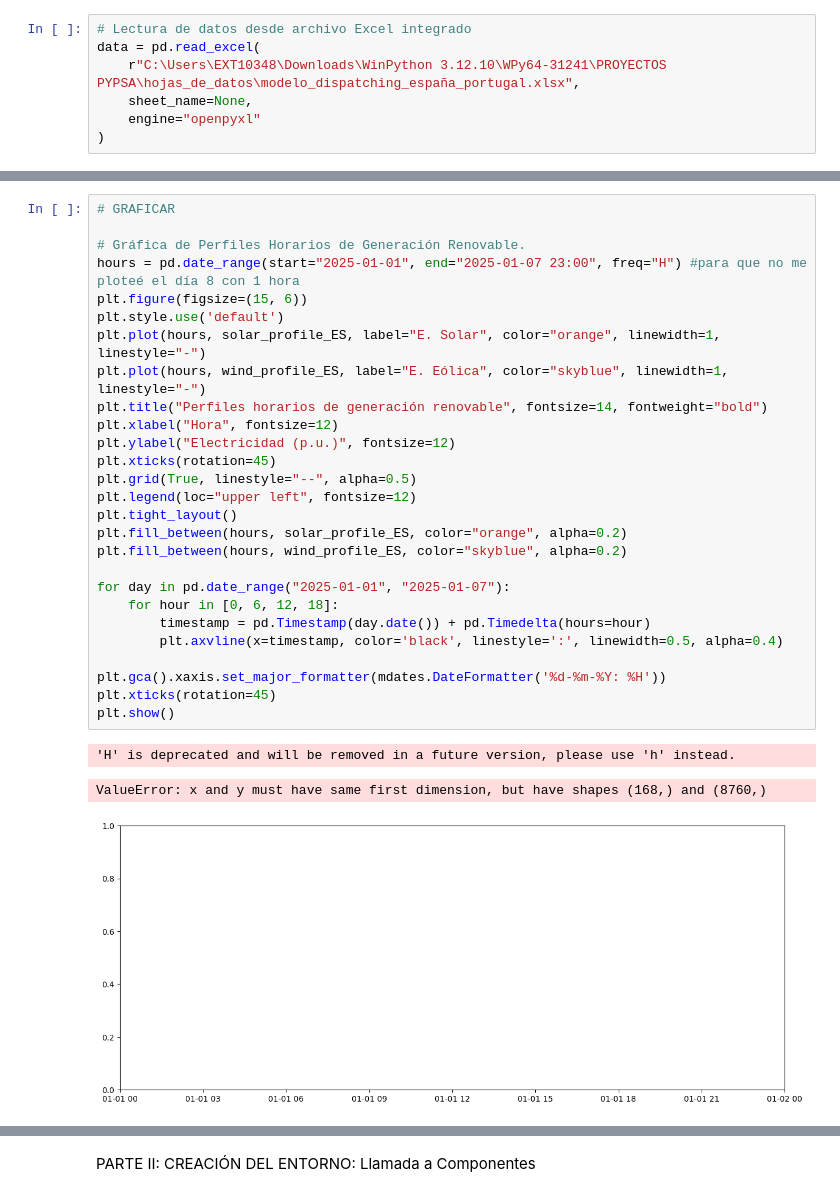
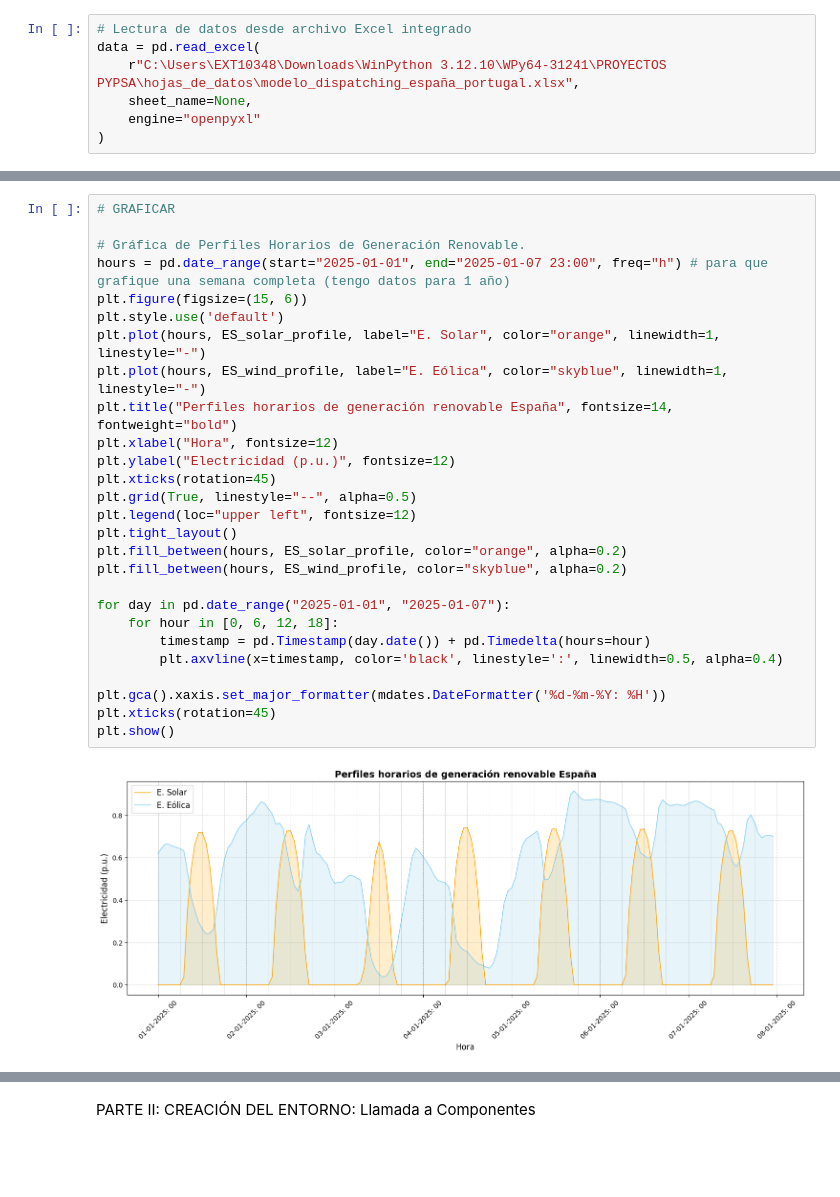
Before and after one commit to anabatres28-png/Dispatching-Project-in-PypSA, a Jupyter notebook: Modelo_España_Portugal/Dispatching_Portugal_España.ipynb, the cells around one changed output, grey strips where cells are left out. Cells and saved outputs as stored; diff of their text form; blank space fills up the shorter version.

```diff
--- a/Modelo_España_Portugal/Dispatching_Portugal_España.ipynb
+++ b/Modelo_España_Portugal/Dispatching_Portugal_España.ipynb
@@ -94,31 +94,29 @@ hydrogen_demand = df_demand2040["hydrogen_demand"].iloc[:hours_week].reset_index
 # %%
 # GRAFICAR
 
 # Gráfica de Perfiles Horarios de Generación Renovable.
-hours = pd.date_range(start="2025-01-01", end="2025-01-07 23:00", freq="H") #para que no me ploteé el día 8 con 1 hora
+hours = pd.date_range(start="2025-01-01", end="2025-01-07 23:00", freq="h") # para que grafique una semana completa (tengo datos para 1 año)
 plt.figure(figsize=(15, 6))
 plt.style.use('default')
-plt.plot(hours, solar_profile_ES, label="E. Solar", color="orange", linewidth=1, linestyle="-")
-plt.plot(hours, wind_profile_ES, label="E. Eólica", color="skyblue", linewidth=1, linestyle="-")
-plt.title("Perfiles horarios de generación renovable", fontsize=14, fontweight="bold")
+plt.plot(hours, ES_solar_profile, label="E. Solar", color="orange", linewidth=1, linestyle="-")
+plt.plot(hours, ES_wind_profile, label="E. Eólica", color="skyblue", linewidth=1, linestyle="-")
+plt.title("Perfiles horarios de generación renovable España", fontsize=14, fontweight="bold")
 plt.xlabel("Hora", fontsize=12)
 plt.ylabel("Electricidad (p.u.)", fontsize=12)
 plt.xticks(rotation=45)
 plt.grid(True, linestyle="--", alpha=0.5)
 plt.legend(loc="upper left", fontsize=12)
 plt.tight_layout()
-plt.fill_between(hours, solar_profile_ES, color="orange", alpha=0.2)
-plt.fill_between(hours, wind_profile_ES, color="skyblue", alpha=0.2)
+plt.fill_between(hours, ES_solar_profile, color="orange", alpha=0.2)
+plt.fill_between(hours, ES_wind_profile, color="skyblue", alpha=0.2)
 
 for day in pd.date_range("2025-01-01", "2025-01-07"):
     for hour in [0, 6, 12, 18]:
         timestamp = pd.Timestamp(day.date()) + pd.Timedelta(hours=hour)
         plt.axvline(x=timestamp, color='black', linestyle=':', linewidth=0.5, alpha=0.4)
 
 plt.gca().xaxis.set_major_formatter(mdates.DateFormatter('%d-%m-%Y: %H'))
 plt.xticks(rotation=45)
 plt.show()
 # %% [output]
-'H' is deprecated and will be removed in a future version, please use 'h' instead.
-ValueError: x and y must have same first dimension, but have shapes (168,) and (8760,)
-[figure, old version]
+[figure, new version]
```
Also changed, not shown: parts of 47 cells of this notebook, 16 other files.
